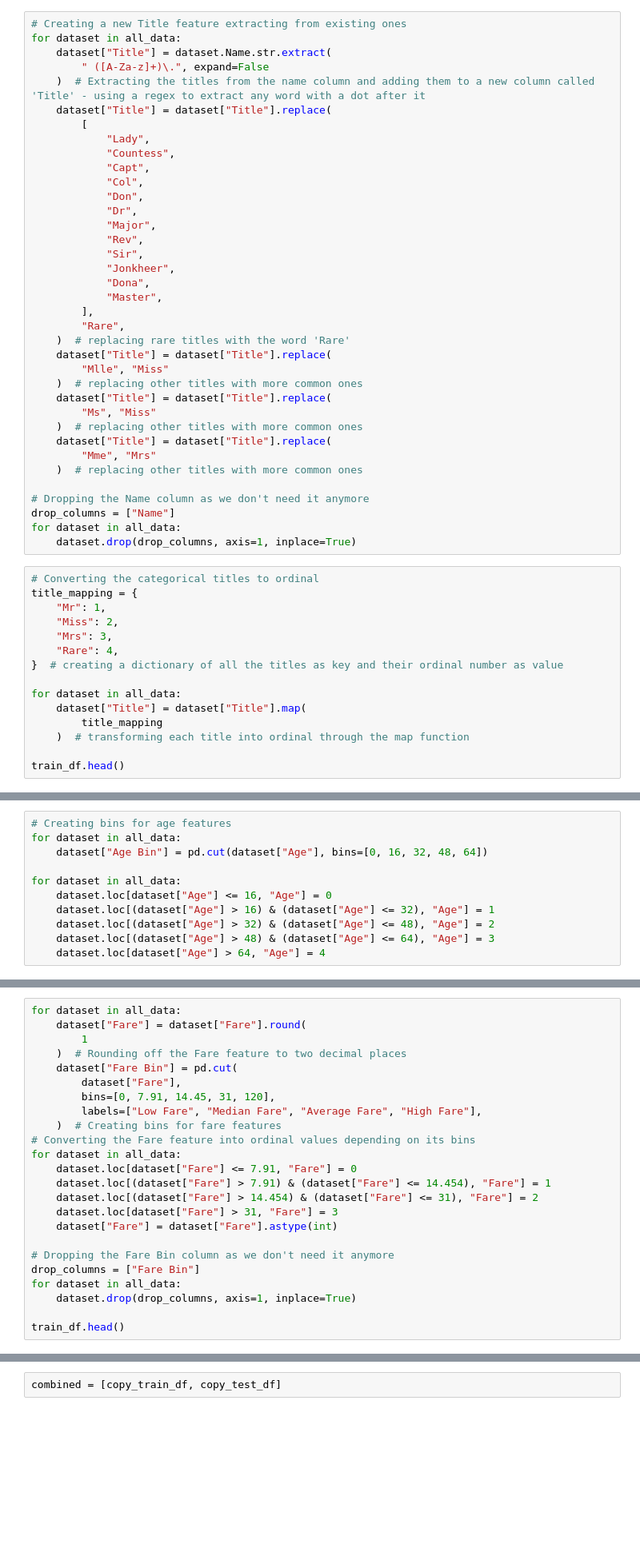
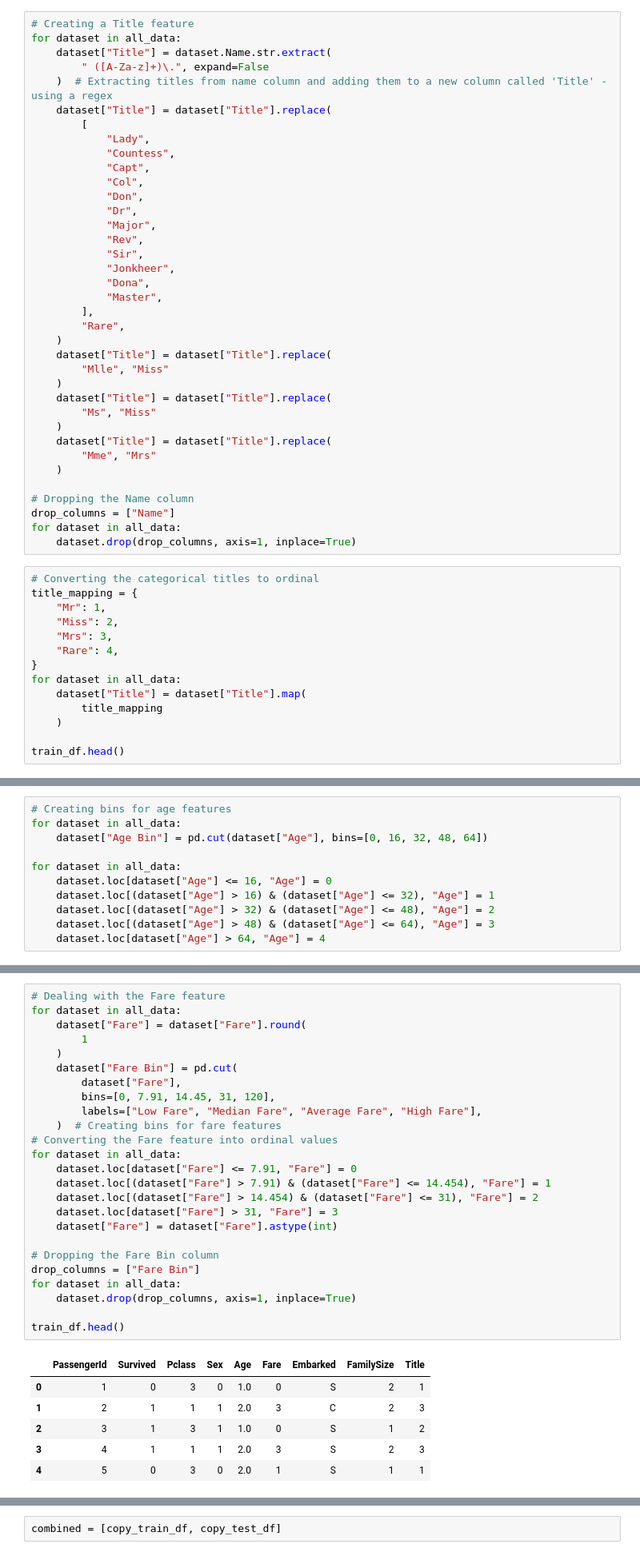
Before and after one commit to pheygiod/U_JUMP_I_JUMP_JACK, a Jupyter notebook: titanic.ipynb, the cells around one changed output, grey strips where cells are left out. Shown: that part at 80% size. Drawn from its saved outputs; the diff is of its cells as text; blank space fills up the shorter version.

```diff
--- a/titanic.ipynb
+++ b/titanic.ipynb
@@ -141,9 +164,9 @@ for dataset in all_data:
 # %%
-# Creating a new Title feature extracting from existing ones
+# Creating a Title feature
 for dataset in all_data:
     dataset["Title"] = dataset.Name.str.extract(
         " ([A-Za-z]+)\.", expand=False
-    )  # Extracting the titles from the name column and adding them to a new column called 'Title' - using a regex to extract any word with a dot after it
+    )  # Extracting titles from name column and adding them to a new column called 'Title' - using a regex
     dataset["Title"] = dataset["Title"].replace(
         [
             "Lady",
@@ -160,18 +183,18 @@ for dataset in all_data:
             "Master",
         ],
         "Rare",
-    )  # replacing rare titles with the word 'Rare'
+    )
     dataset["Title"] = dataset["Title"].replace(
         "Mlle", "Miss"
-    )  # replacing other titles with more common ones
+    )
     dataset["Title"] = dataset["Title"].replace(
         "Ms", "Miss"
-    )  # replacing other titles with more common ones
+    )
     dataset["Title"] = dataset["Title"].replace(
         "Mme", "Mrs"
-    )  # replacing other titles with more common ones
+    )
 
-# Dropping the Name column as we don't need it anymore
+# Dropping the Name column
 drop_columns = ["Name"]
 for dataset in all_data:
     dataset.drop(drop_columns, axis=1, inplace=True)
@@ -182,12 +205,11 @@ title_mapping = {
     "Miss": 2,
     "Mrs": 3,
     "Rare": 4,
-}  # creating a dictionary of all the titles as key and their ordinal number as value
-
+}
 for dataset in all_data:
     dataset["Title"] = dataset["Title"].map(
         title_mapping
-    )  # transforming each title into ordinal through the map function
+    )
 
 train_df.head()
 # %% [output]
@@ -243,24 +262,32 @@ train_df.head()
 # %%
+# Dealing with the Fare feature
 for dataset in all_data:
     dataset["Fare"] = dataset["Fare"].round(
         1
-    )  # Rounding off the Fare feature to two decimal places
+    )
     dataset["Fare Bin"] = pd.cut(
         dataset["Fare"],
         bins=[0, 7.91, 14.45, 31, 120],
         labels=["Low Fare", "Median Fare", "Average Fare", "High Fare"],
     )  # Creating bins for fare features
-# Converting the Fare feature into ordinal values depending on its bins
+# Converting the Fare feature into ordinal values
 for dataset in all_data:
     dataset.loc[dataset["Fare"] <= 7.91, "Fare"] = 0
     dataset.loc[(dataset["Fare"] > 7.91) & (dataset["Fare"] <= 14.454), "Fare"] = 1
     dataset.loc[(dataset["Fare"] > 14.454) & (dataset["Fare"] <= 31), "Fare"] = 2
     dataset.loc[dataset["Fare"] > 31, "Fare"] = 3
     dataset["Fare"] = dataset["Fare"].astype(int)
 
-# Dropping the Fare Bin column as we don't need it anymore
+# Dropping the Fare Bin column
 drop_columns = ["Fare Bin"]
 for dataset in all_data:
     dataset.drop(drop_columns, axis=1, inplace=True)
 
 train_df.head()
+# %% [output]
+|  | PassengerId | Survived | Pclass | Sex | Age | Fare | Embarked | FamilySize | Title |
+| 0 | 1 | 0 | 3 | 0 | 1.0 | 0 | S | 2 | 1 |
+| 1 | 2 | 1 | 1 | 1 | 2.0 | 3 | C | 2 | 3 |
+| 2 | 3 | 1 | 3 | 1 | 1.0 | 0 | S | 1 | 2 |
+| 3 | 4 | 1 | 1 | 1 | 2.0 | 3 | S | 2 | 3 |
+| 4 | 5 | 0 | 3 | 0 | 2.0 | 1 | S | 1 | 1 |
```
Also changed, not shown: parts of 47 cells of this notebook, 4 other files.
